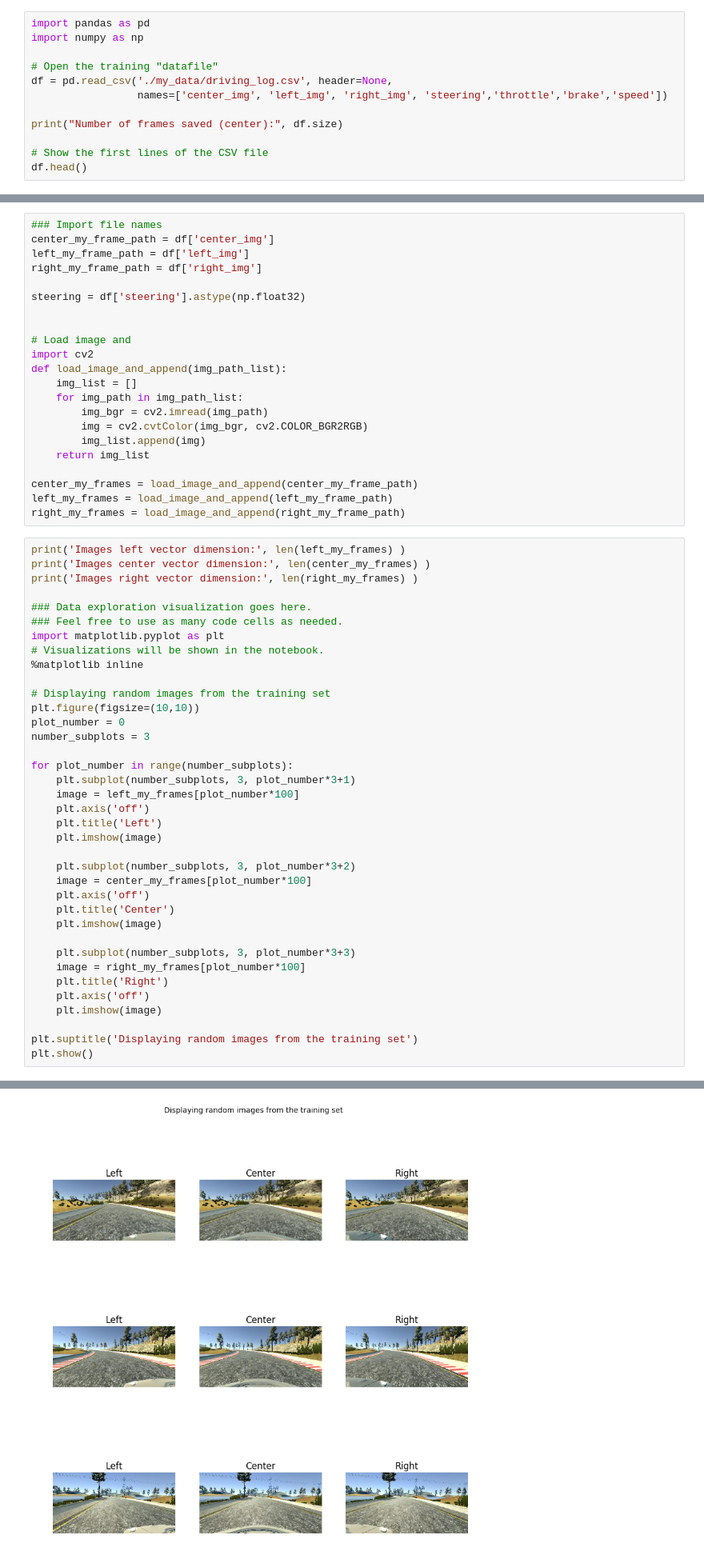
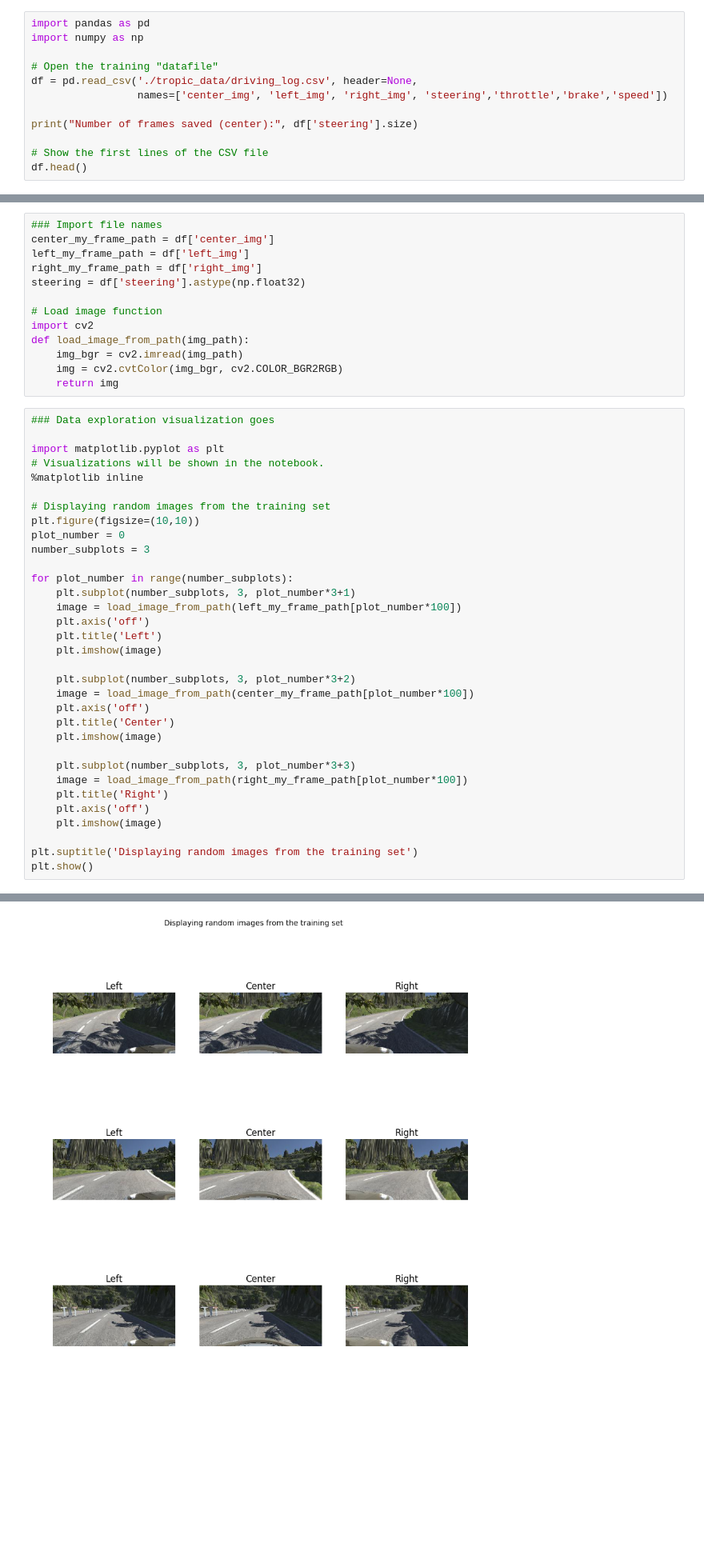
Before and after one commit to rdjondo/CarND-Behavioral-Cloning-P3, a Jupyter notebook: simulator-train.ipynb, the cells around one changed output, grey strips where cells are left out. Shown: that part at 80% size. Drawn from its saved outputs; the diff is of its cells as text; blank space fills up the shorter version.

```diff
--- a/simulator-train.ipynb
+++ b/simulator-train.ipynb
@@ -8,10 +8,10 @@ import pandas as pd
 import numpy as np
 
 # Open the training "datafile"
-df = pd.read_csv('./my_data/driving_log.csv', header=None,
+df = pd.read_csv('./tropic_data/driving_log.csv', header=None,
                  names=['center_img', 'left_img', 'right_img', 'steering','throttle','brake','speed'])
 
-print("Number of frames saved (center):", df.size)
+print("Number of frames saved (center):", df['steering'].size)
 
 # Show the first lines of the CSV file
 df.head()
@@ -30,30 +30,17 @@ Let's pick some images saved during the training drive
 center_my_frame_path = df['center_img']
 left_my_frame_path = df['left_img']
 right_my_frame_path = df['right_img']
-
 steering = df['steering'].astype(np.float32)
 
-
-# Load image and
+# Load image function
 import cv2
-def load_image_and_append(img_path_list):
-    img_list = []
-    for img_path in img_path_list:
-        img_bgr = cv2.imread(img_path)
-        img = cv2.cvtColor(img_bgr, cv2.COLOR_BGR2RGB)
-        img_list.append(img)
-    return img_list
-
-center_my_frames = load_image_and_append(center_my_frame_path)
-left_my_frames = load_image_and_append(left_my_frame_path)
-right_my_frames = load_image_and_append(right_my_frame_path)
+def load_image_from_path(img_path):
+    img_bgr = cv2.imread(img_path)
+    img = cv2.cvtColor(img_bgr, cv2.COLOR_BGR2RGB)
+    return img
 # %%
-print('Images left vector dimension:', len(left_my_frames) )
-print('Images center vector dimension:', len(center_my_frames) )
-print('Images right vector dimension:', len(right_my_frames) )
+### Data exploration visualization goes
 
-### Data exploration visualization goes here.
-### Feel free to use as many code cells as needed.
 import matplotlib.pyplot as plt
 # Visualizations will be shown in the notebook.
 %matplotlib inline
@@ -65,19 +52,19 @@ number_subplots = 3
 
 for plot_number in range(number_subplots):
     plt.subplot(number_subplots, 3, plot_number*3+1)
-    image = left_my_frames[plot_number*100]
+    image = load_image_from_path(left_my_frame_path[plot_number*100])
     plt.axis('off')
     plt.title('Left')
     plt.imshow(image)
 
     plt.subplot(number_subplots, 3, plot_number*3+2)
-    image = center_my_frames[plot_number*100]
+    image = load_image_from_path(center_my_frame_path[plot_number*100])
     plt.axis('off')
     plt.title('Center')
     plt.imshow(image)
 
     plt.subplot(number_subplots, 3, plot_number*3+3)
-    image = right_my_frames[plot_number*100]
+    image = load_image_from_path(right_my_frame_path[plot_number*100])
     plt.title('Right')
     plt.axis('off')
     plt.imshow(image)
@@ -91,4 +75,4 @@ Images right vector dimension: 3451
-[figure, old version]
+[figure, new version]
 # %% [markdown]
 ### What is the distribution of the steering data
 # %%
```
Also changed, not shown: parts of 24 cells of this notebook, 4 other files.
